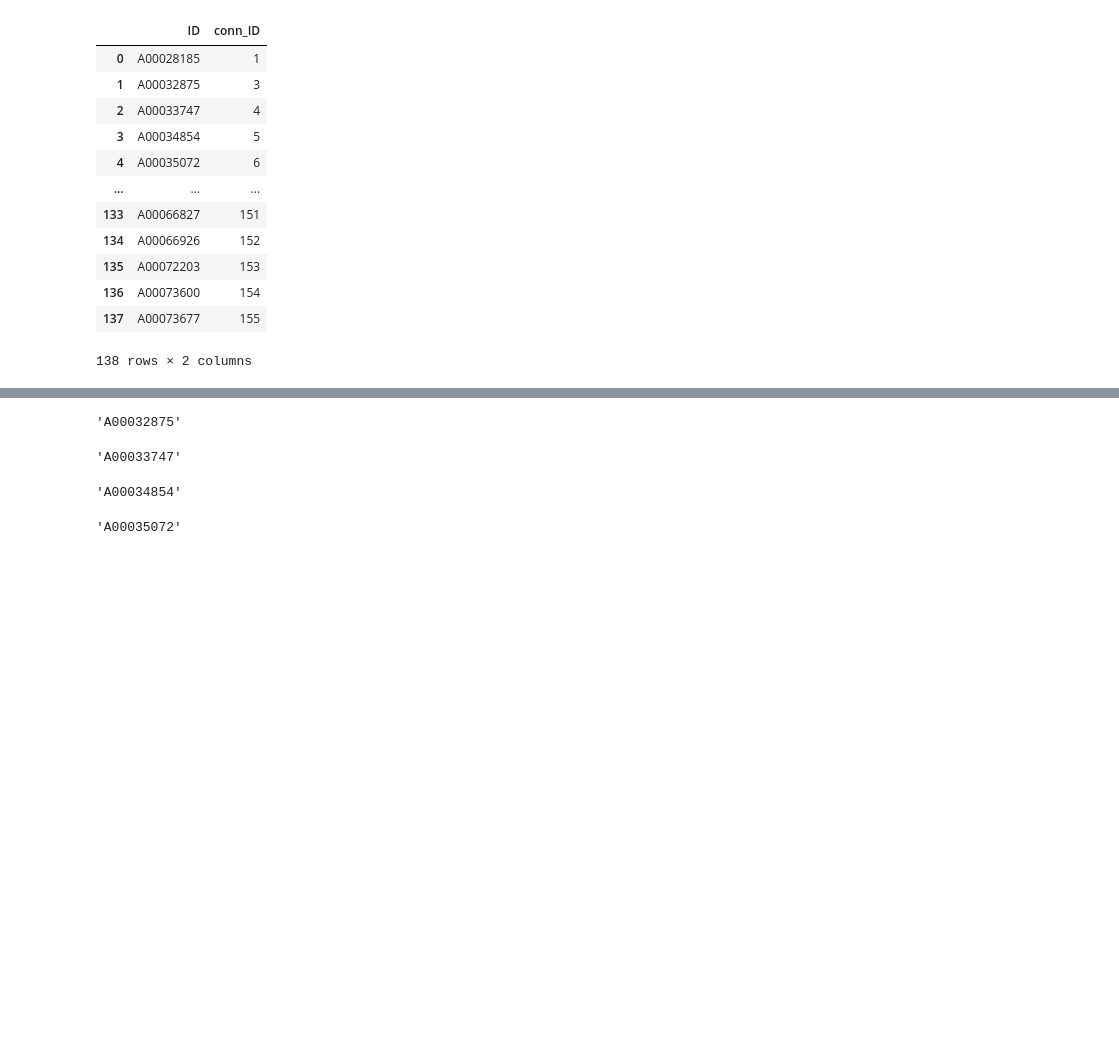
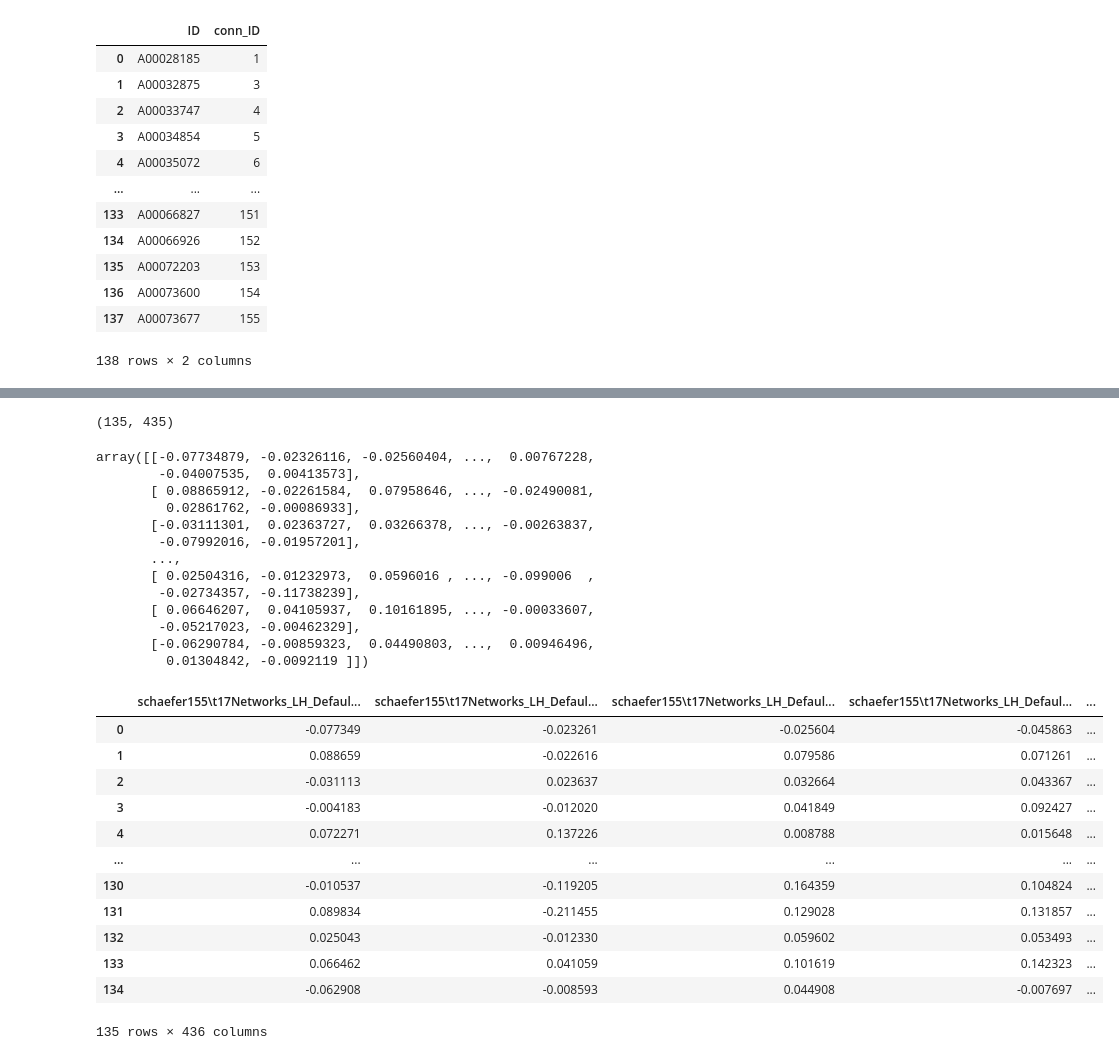
Before and after one commit to Qonrad/2020capstone, a Jupyter notebook: granger.ipynb, the cells around one changed output, grey strips where cells are left out. Cells and saved outputs as stored; diff of their text form; code cells hidden in the pictures; blank space fills up the shorter version.

Commit message:
Implement preservation of Granger_Causality ROI location names.

```diff
--- a/granger.ipynb
+++ b/granger.ipynb
@@ -24,6 +28,10 @@ display(bids_subset_ids)
 | 136 | A00073600 | 154 |
 | 137 | A00073677 | 155 |
 138 rows × 2 columns
+# %%
+VERBOSE = False
+DISPLAY_CAUSALITY_GRAPHS = False
+NUM_GRAPHS_TO_DISPLAY = 3
 # %%
 """
 
@@ -103,11 +111,16 @@ for r, d, f in os.walk(path):
         if 'ROI_Subject' in file:
             files.append(os.path.join(r, file))
 X = np.array([np.zeros(435)]) #quite possibly unnecessarily complicated, unsure how to do this
-names = []
+fnames = []
 for fnum in range(len(files)):
     if int(files[fnum][29:32]) in bids_subset_ids.conn_ID.values:
-#         print(files[fnum][29:32])
-        data_rec = np.genfromtxt(files[fnum], dtype=float, delimiter=',', names=True)
+        fnames += [files[fnum]]
+
+names = []
+colnames = []
+with tqdm(total=len(fnames)) as pbar:
+    for fnum in range(len(fnames)):
+        data_rec = np.genfromtxt(fnames[fnum], dtype=float, delimiter=',', names=True)
 
         roi_names = np.array(data_rec.dtype.names)
         nseq = len(roi_names)
@@ -116,9 +129,6 @@ for fnum in range(len(files)):
 
         for n_idx, roi in enumerate(roi_names):
             data[n_idx] = data_rec[roi]
-    #     display(data.shape)
-    #     if np.isnan(data).any() or np.isinf(data).any():
-    #         display(fnum)
         """
         We normalize the data in each of the ROIs to be in units of % change and
         initialize the TimeSeries object:
@@ -147,21 +157,38 @@ for fnum in range(len(files)):
         freq_idx_G = np.where((G.frequencies > f_lb) * (G.frequencies < f_ub))[0]
         try:
             y_minus_x = np.mean(G.causality_xy[:, :, freq_idx_G] - G.causality_yx[:, :, freq_idx_G], -1)
+            if VERBOSE:
+                print("Successfully calculated causality for Subject", bids_subset_ids.loc[bids_subset_ids['conn_ID'] == int(fnames[fnum][29:32])]['ID'].values[0])
+            names += [bids_subset_ids.loc[bids_subset_ids['conn_ID'] == int(fnames[fnum][29:32])]['ID'].values[0]]
+            if fnum == 0:
+                g2 = y_minus_x.copy()
+                for i in range(len(g2)):
+                    for j in range(len(g2[i])):
+                        if np.isnan(g2[i][j]):
+                            if i == j:
+                                g2[i][j] = 1.0
+                            else:
+                                g2[i][j] = g2[j][i]
+                        else:
+                            colnames += [roi_names[i] + '&&&' + roi_names[j]]
+                print(colnames)
+                if DISPLAY_CAUSALITY_GRAPHS:
+                    fig04 = drawmatrix_channels(g2, roi_names, size=[10., 10.], color_anchor=0)
+                    plt.show()
             y_minus_x = y_minus_x[np.logical_not(np.isnan(y_minus_x))]
             temp = np.expand_dims(y_minus_x, axis=0)
             X = np.concatenate((X, temp), axis=0)
-            display(bids_subset_ids.loc[bids_subset_ids['conn_ID'] == int(files[fnum][29:32])]['ID'].values[0])
-            names += [bids_subset_ids.loc[bids_subset_ids['conn_ID'] == int(files[fnum][29:32])]['ID'].values[0]]
         except:
-            print("an error occured that prevented causality calculation for", files[fnum])
+            print("an error occured that prevented causality calculation for", fnames[fnum])
+        pbar.update(1)
 X = X[1:]
 # X = np.transpose(X)
 display(X.shape)
-causality_columns = []
-for c in range(len(X[0])):
-    causality_columns += ['causality_val_' + str(c)]
+# causality_columns = []
+# for c in range(len(X[0])):
+#     causality_columns += ['causality_val_' + str(c)]
 display(X)
-causality_df = pd.DataFrame(X, columns=causality_columns)
+causality_df = pd.DataFrame(X, columns=colnames)
 causality_df['ID'] = names
 display(causality_df)
 causality_df.to_csv("granger.csv", index=False)
@@ -172,4 +202,27 @@ causality_df.to_csv("granger.csv", index=False)
-'A00032875'
+(135, 435)
-'A00033747'
+array([[-0.07734879, -0.02326116, -0.02560404, ...,  0.00767228,
+        -0.04007535,  0.00413573],
+       [ 0.08865912, -0.02261584,  0.07958646, ..., -0.02490081,
+         0.02861762, -0.00086933],
+       [-0.03111301,  0.02363727,  0.03266378, ..., -0.00263837,
+        -0.07992016, -0.01957201],
+       ...,
+       [ 0.02504316, -0.01232973,  0.0596016 , ..., -0.099006  ,
+        -0.02734357, -0.11738239],
+       [ 0.06646207,  0.04105937,  0.10161895, ..., -0.00033607,
+        -0.05217023, -0.00462329],
+       [-0.06290784, -0.00859323,  0.04490803, ...,  0.00946496,
+         0.01304842, -0.0092119 ]])
+|  | schaefer155\t17Networks_LH_Defaul... | schaefer155\t17Networks_LH_Defaul... | schaefer155\t17Networks_LH_Defaul... | schaefer155\t17Networks_LH_Defaul... | ... |
+| 0 | -0.077349 | -0.023261 | -0.025604 | -0.045863 | ... |
+| 1 | 0.088659 | -0.022616 | 0.079586 | 0.071261 | ... |
+| 2 | -0.031113 | 0.023637 | 0.032664 | 0.043367 | ... |
+| 3 | -0.004183 | -0.012020 | 0.041849 | 0.092427 | ... |
+| 4 | 0.072271 | 0.137226 | 0.008788 | 0.015648 | ... |
+| ... | ... | ... | ... | ... | ... |
+| 130 | -0.010537 | -0.119205 | 0.164359 | 0.104824 | ... |
+| 131 | 0.089834 | -0.211455 | 0.129028 | 0.131857 | ... |
+| 132 | 0.025043 | -0.012330 | 0.059602 | 0.053493 | ... |
+| 133 | 0.066462 | 0.041059 | 0.101619 | 0.142323 | ... |
+| 134 | -0.062908 | -0.008593 | 0.044908 | -0.007697 | ... |
-'A00034854'
+135 rows × 436 columns
-'A00035072'
```
Also changed, not shown: parts of 4 cells of this notebook, 1 other file.
